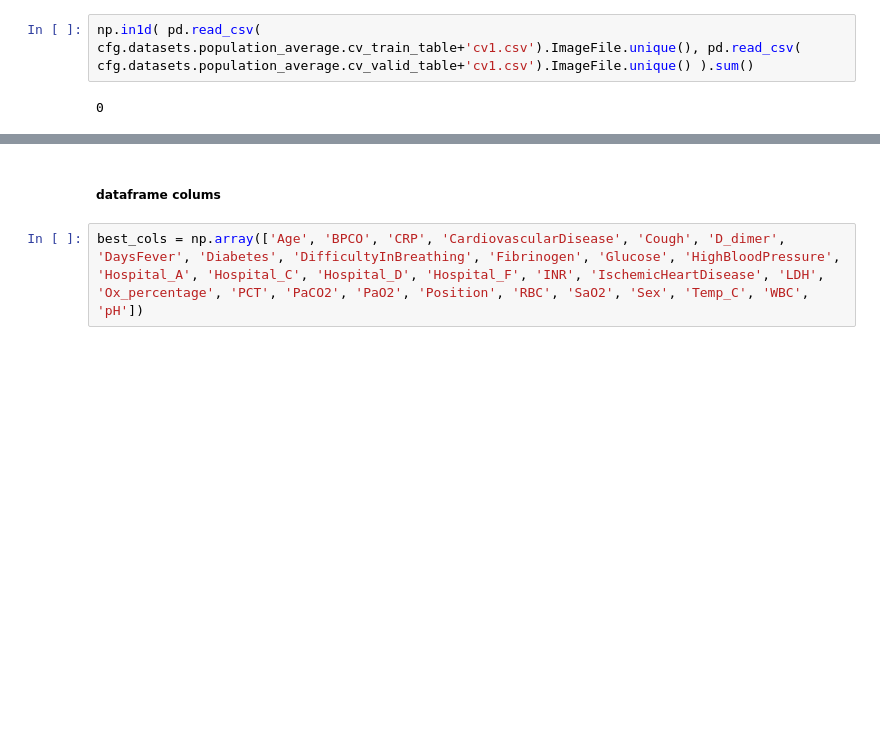
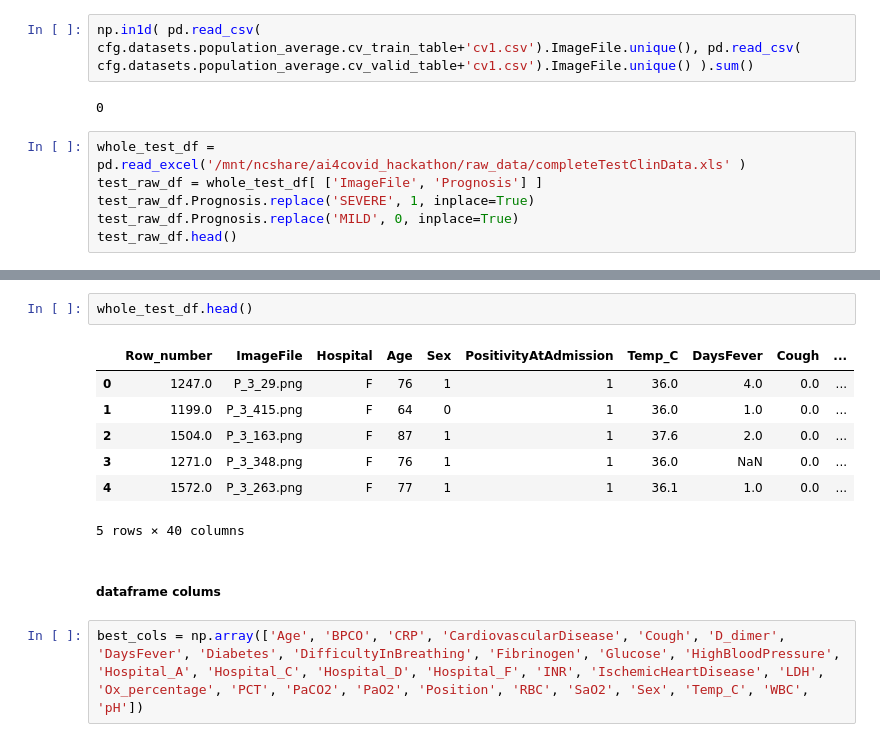
Before and after one commit to csabaiBio/ai4covid, a Jupyter notebook: notebooks/metrics.ipynb, the cells around one changed output, grey strips where cells are left out. Cells and saved outputs as stored; diff of their text form; blank space fills up the shorter version.

```diff
--- a/notebooks/metrics.ipynb
+++ b/notebooks/metrics.ipynb
@@ -122,3 +132,9 @@ cfg.datasets.population_average.cv_valid_table
 np.in1d( pd.read_csv( cfg.datasets.population_average.cv_train_table+'cv1.csv').ImageFile.unique(), pd.read_csv( cfg.datasets.population_average.cv_valid_table+'cv1.csv').ImageFile.unique() ).sum()
 # %% [output]
 0
+# %%
+whole_test_df = pd.read_excel('/mnt/ncshare/ai4covid_hackathon/raw_data/completeTestClinData.xls' )
+test_raw_df = whole_test_df[ ['ImageFile', 'Prognosis'] ]
+test_raw_df.Prognosis.replace('SEVERE', 1, inplace=True)
+test_raw_df.Prognosis.replace('MILD', 0, inplace=True)
+test_raw_df.head()
@@ -125,3 +148,13 @@ np.in1d( pd.read_csv( cfg.datasets.population_average.cv_train_table+'cv1.csv').
+# %%
+whole_test_df.head()
+# %% [output]
+|  | Row_number | ImageFile | Hospital | Age | Sex | PositivityAtAdmission | Temp_C | DaysFever | Cough | ... |
+| 0 | 1247.0 | P_3_29.png | F | 76 | 1 | 1 | 36.0 | 4.0 | 0.0 | ... |
+| 1 | 1199.0 | P_3_415.png | F | 64 | 0 | 1 | 36.0 | 1.0 | 0.0 | ... |
+| 2 | 1504.0 | P_3_163.png | F | 87 | 1 | 1 | 37.6 | 2.0 | 0.0 | ... |
+| 3 | 1271.0 | P_3_348.png | F | 76 | 1 | 1 | 36.0 | NaN | 0.0 | ... |
+| 4 | 1572.0 | P_3_263.png | F | 77 | 1 | 1 | 36.1 | 1.0 | 0.0 | ... |
+5 rows × 40 columns
 # %% [markdown]
 ##### dataframe colums
 # %%
```
Also changed, not shown: parts of 12 cells of this notebook, 9 other files.
